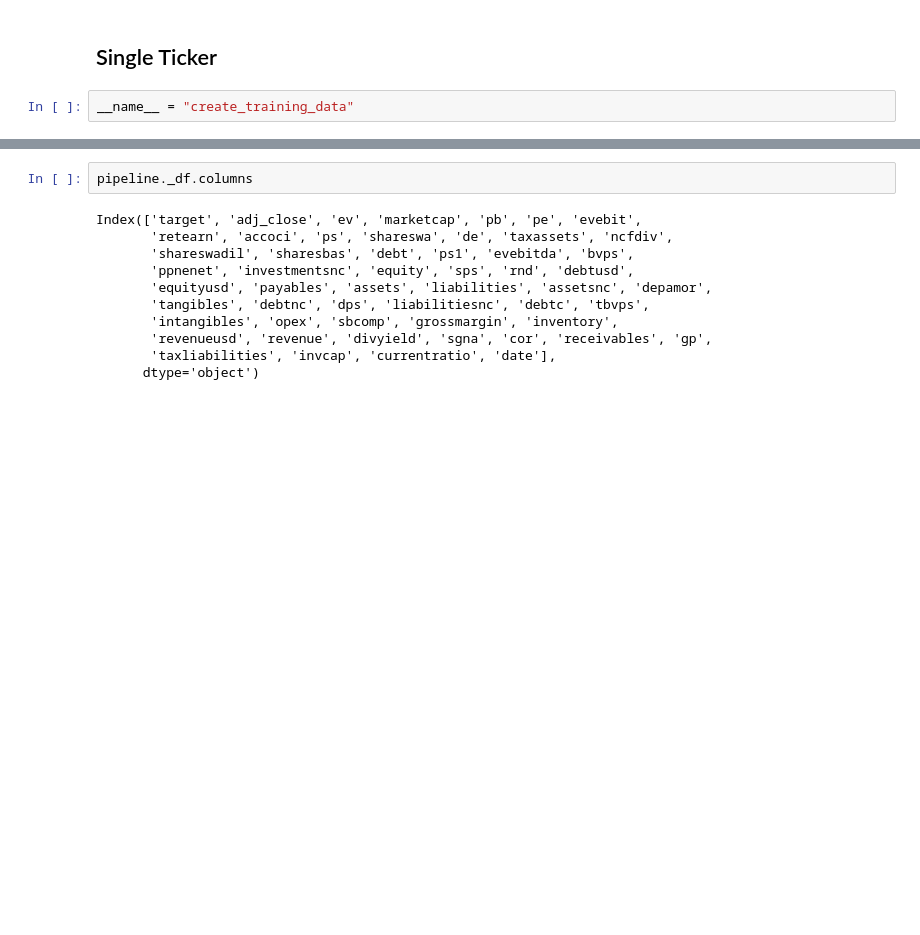
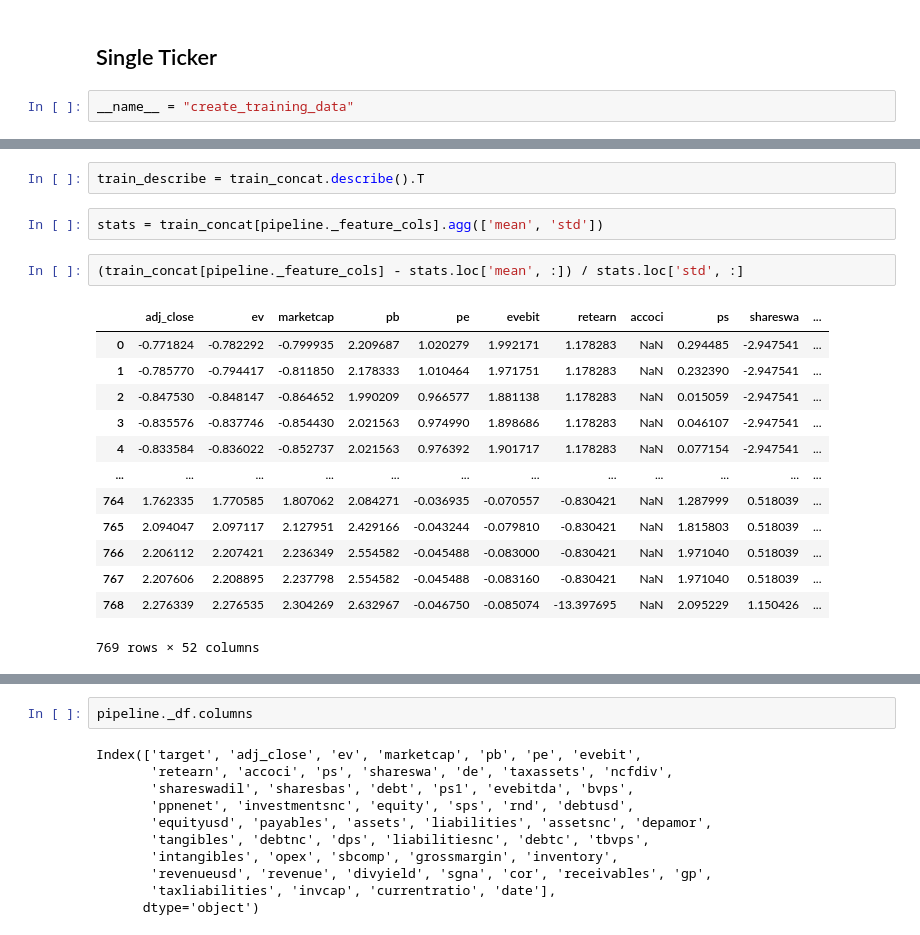
Before and after one commit to r-luo/GATech-CS7643-Project-Group, a Jupyter notebook: notebooks/create_training_data.ipynb, the cells around one changed output, grey strips where cells are left out. Cells and saved outputs as stored; diff of their text form; blank space fills up the shorter version.

```diff
--- a/notebooks/create_training_data.ipynb
+++ b/notebooks/create_training_data.ipynb
@@ -356,0 +488,20 @@ pipeline.prepare_data("TEAM")
+# %%
+train_describe = train_concat.describe().T
+# %%
+stats = train_concat[pipeline._feature_cols].agg(['mean', 'std'])
+# %%
+(train_concat[pipeline._feature_cols] - stats.loc['mean', :]) / stats.loc['std', :]
+# %% [output]
+|  | adj_close | ev | marketcap | pb | pe | evebit | retearn | accoci | ps | shareswa | ... |
+| 0 | -0.771824 | -0.782292 | -0.799935 | 2.209687 | 1.020279 | 1.992171 | 1.178283 | NaN | 0.294485 | -2.947541 | ... |
+| 1 | -0.785770 | -0.794417 | -0.811850 | 2.178333 | 1.010464 | 1.971751 | 1.178283 | NaN | 0.232390 | -2.947541 | ... |
+| 2 | -0.847530 | -0.848147 | -0.864652 | 1.990209 | 0.966577 | 1.881138 | 1.178283 | NaN | 0.015059 | -2.947541 | ... |
+| 3 | -0.835576 | -0.837746 | -0.854430 | 2.021563 | 0.974990 | 1.898686 | 1.178283 | NaN | 0.046107 | -2.947541 | ... |
+| 4 | -0.833584 | -0.836022 | -0.852737 | 2.021563 | 0.976392 | 1.901717 | 1.178283 | NaN | 0.077154 | -2.947541 | ... |
+| ... | ... | ... | ... | ... | ... | ... | ... | ... | ... | ... | ... |
+| 764 | 1.762335 | 1.770585 | 1.807062 | 2.084271 | -0.036935 | -0.070557 | -0.830421 | NaN | 1.287999 | 0.518039 | ... |
+| 765 | 2.094047 | 2.097117 | 2.127951 | 2.429166 | -0.043244 | -0.079810 | -0.830421 | NaN | 1.815803 | 0.518039 | ... |
+| 766 | 2.206112 | 2.207421 | 2.236349 | 2.554582 | -0.045488 | -0.083000 | -0.830421 | NaN | 1.971040 | 0.518039 | ... |
+| 767 | 2.207606 | 2.208895 | 2.237798 | 2.554582 | -0.045488 | -0.083160 | -0.830421 | NaN | 1.971040 | 0.518039 | ... |
+| 768 | 2.276339 | 2.276535 | 2.304269 | 2.632967 | -0.046750 | -0.085074 | -13.397695 | NaN | 2.095229 | 1.150426 | ... |
+769 rows × 52 columns
```
Also changed, not shown: parts of 16 cells of this notebook, 1 other file.
